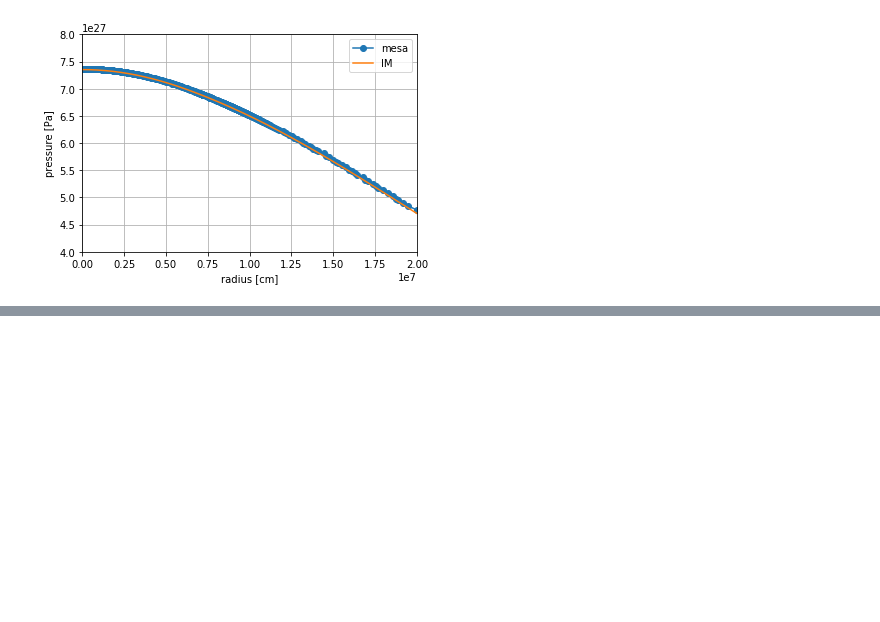
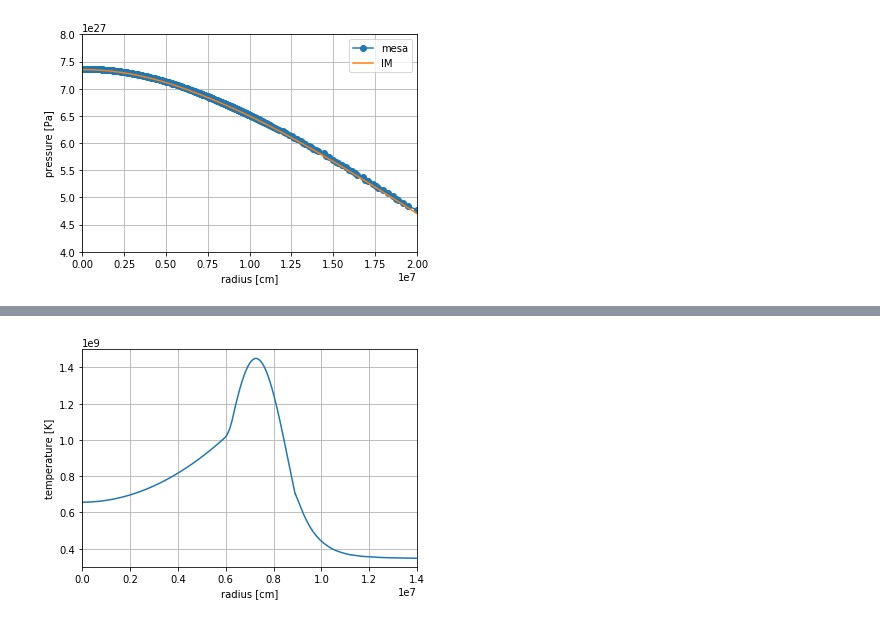
Before and after one commit to XinlongSBU/xinlong_file, a Jupyter notebook: initial-model_prepare/compare_initial-model_MESA.ipynb, the cells around one changed output, grey strips where cells are left out. Saved outputs shown, nothing was run; the diff lists cells and outputs as text; code cells hidden in the pictures; blank space fills up the shorter version.

```diff
--- a/initial-model_prepare/compare_initial-model_MESA.ipynb
+++ b/initial-model_prepare/compare_initial-model_MESA.ipynb
@@ -405,5 +361,2 @@ df.head()
 # %%
 df.to_csv("/Users/sailor/Desktop/asro_work/test/csv_result/rm_plateo.csv",index = False)
-# %%
-for i in a.columns:
-    print(i)
@@ -447,0 +442,42 @@ Name: mass, Length: 1901, dtype: float64
+# %%
+import random
+a = random.random()
+c = []
+
+for i in range(5):
+        a = random.random()
+        c.append(a)
+
+dfff = pd.DataFrame(data=c,columns=['CaII'])
+
+for j in range(1000):
+    c = []
+    b = random.random()
+    for i in range(5):
+        a = random.random()
+        c.append(a*b)
+    dfff[str(j)] = c
+# %%
+temp = np.array(a["temperature"])
+T = np.power(10,np.array(a["logT"]))
+
+#T_interp = np.interp(r_interp, radius[::-1], temp[::-1])
+f_interp = interpolate.interp1d(radius[::-1],temp[::-1],kind='nearest')
+T_interp = f_interp(r_interp)
+
+#plt.semilogy(radius*r_sun,temp,'-',label='mesa')
+plt.plot(np.array(df['radius']),np.array(df['temperature']), "-",label='IM')
+#plt.plot(r_interp*r_sun,T_interp,'s-',label='interp')
+
+plt.xlabel("radius [cm]")
+plt.ylabel("temperature [K]")
+
+plt.xlim(0,1.4e7)
+#plt.xlim(585937.5,1367187.5)
+#plt.xlim(0,4.1e7)
+plt.ylim(3e8,1.5e9)
+plt.grid()
+#plt.legend()
+plt.show()
+# %% [output]
+[figure, added]
```
Also changed, not shown: parts of 28 cells of this notebook, 13 other files.
